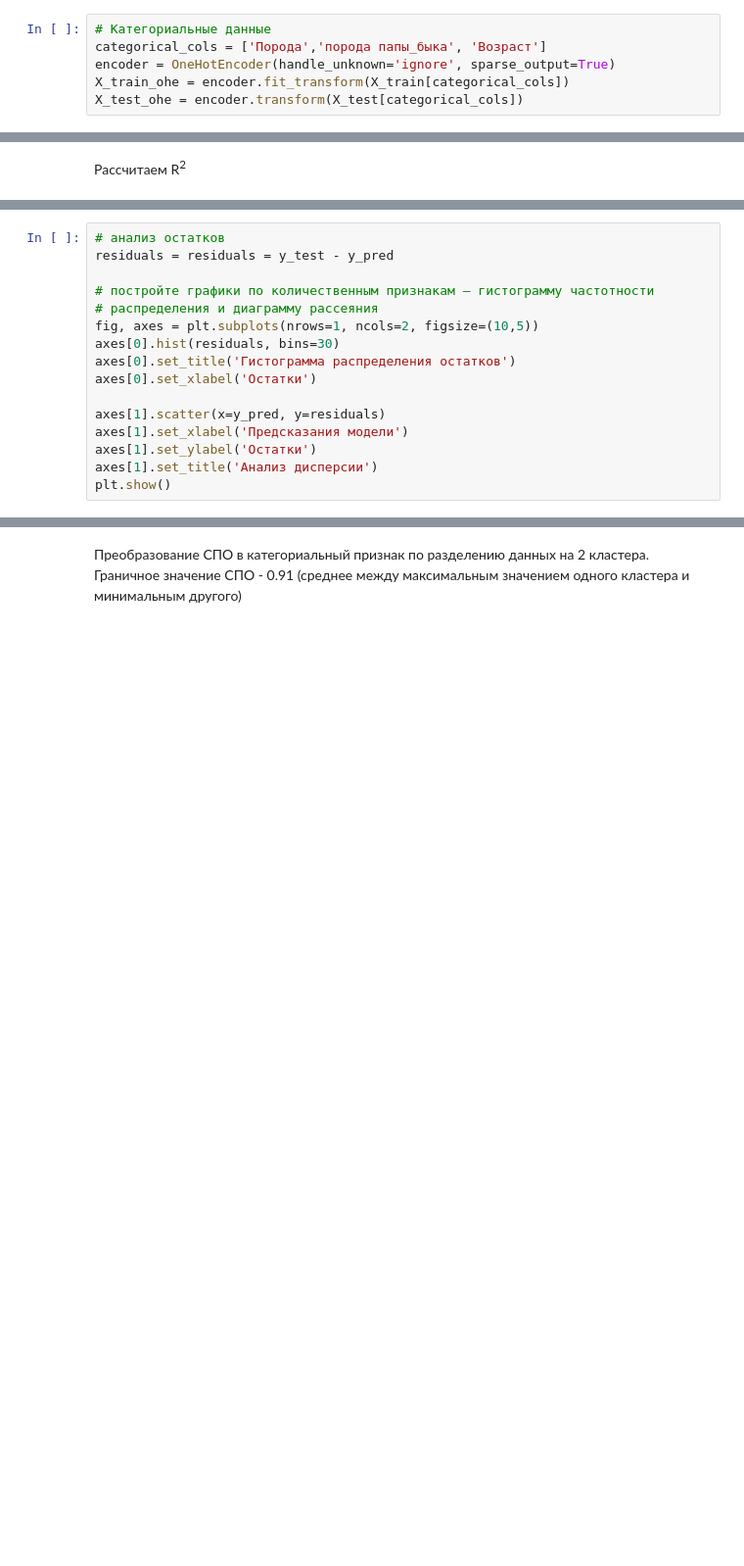
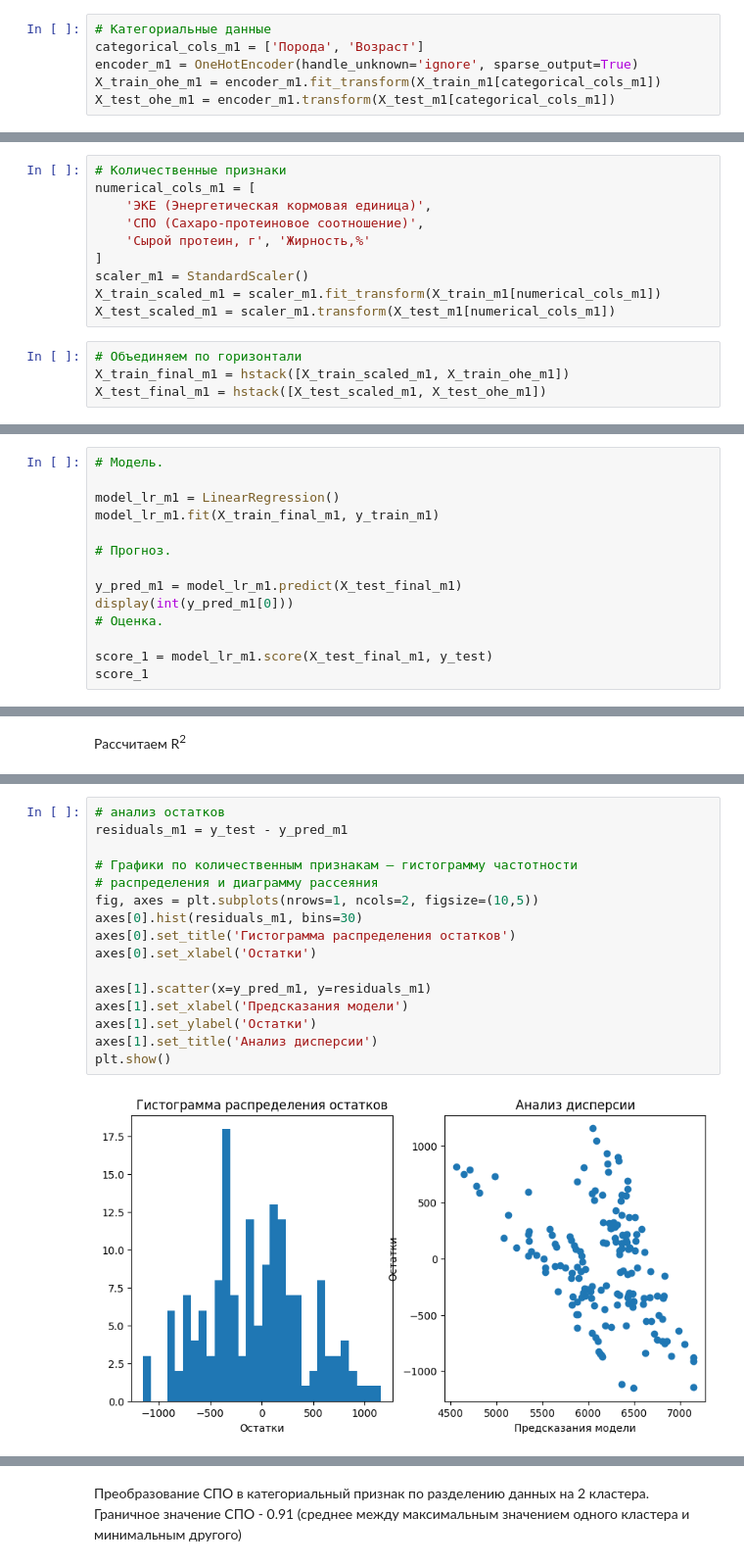
Before and after one commit to eugenii/data_sciencse, a Jupyter notebook: 10_Linnear_Models/main.ipynb, the cells around one changed output, grey strips where cells are left out. Shown at 98% size. Drawn from its saved outputs; the diff is of its cells as text; blank space fills up the shorter version.

Commit message:
LinearModel done take 1

```diff
--- a/10_Linnear_Models/main.ipynb
+++ b/10_Linnear_Models/main.ipynb
@@ -187,7 +309,7 @@ X_train, X_test, y_train, y_test = train_test_split(
 Кодирование и масштабирование признаков
 # %%
 # Категориальные данные
-categorical_cols = ['Порода','порода папы_быка', 'Возраст']
-encoder = OneHotEncoder(handle_unknown='ignore', sparse_output=True)
-X_train_ohe = encoder.fit_transform(X_train[categorical_cols])
-X_test_ohe = encoder.transform(X_test[categorical_cols])
+categorical_cols_m1 = ['Порода', 'Возраст']
+encoder_m1 = OneHotEncoder(handle_unknown='ignore', sparse_output=True)
+X_train_ohe_m1 = encoder_m1.fit_transform(X_train_m1[categorical_cols_m1])
+X_test_ohe_m1 = encoder_m1.transform(X_test_m1[categorical_cols_m1])
@@ -209,2 +316,16 @@ X_test_final = hstack([X_test_scaled_sparse, X_test_ohe])
+# %%
+# Количественные признаки
+numerical_cols_m1 = [
+    'ЭКЕ (Энергетическая кормовая единица)',
+    'СПО (Сахаро-протеиновое соотношение)',
+    'Сырой протеин, г', 'Жирность,%'
+]
+scaler_m1 = StandardScaler()
+X_train_scaled_m1 = scaler_m1.fit_transform(X_train_m1[numerical_cols_m1])
+X_test_scaled_m1 = scaler_m1.transform(X_test_m1[numerical_cols_m1])
+# %%
+# Объединяем по горизонтали
+X_train_final_m1 = hstack([X_train_scaled_m1, X_train_ohe_m1])
+X_test_final_m1 = hstack([X_test_scaled_m1, X_test_ohe_m1])
 # %% [markdown]
 #### Обучаем модель линейной регрессии
@@ -224,0 +332,14 @@ model_lr.score(X_test_final, y_test)
+# %%
+# Модель.
+
+model_lr_m1 = LinearRegression()
+model_lr_m1.fit(X_train_final_m1, y_train_m1)
+
+# Прогноз.
+
+y_pred_m1 = model_lr_m1.predict(X_test_final_m1)
+display(int(y_pred_m1[0]))
+# Оценка.
+
+score_1 = model_lr_m1.score(X_test_final_m1, y_test)
+score_1
@@ -231,16 +357,18 @@ print(r2)
 # %%
 # анализ остатков
-residuals = residuals = y_test - y_pred
+residuals_m1 = y_test - y_pred_m1
 
-# постройте графики по количественным признакам — гистограмму частотности
+# Графики по количественным признакам — гистограмму частотности
 # распределения и диаграмму рассеяния
 fig, axes = plt.subplots(nrows=1, ncols=2, figsize=(10,5))
-axes[0].hist(residuals, bins=30)
+axes[0].hist(residuals_m1, bins=30)
 axes[0].set_title('Гистограмма распределения остатков')
 axes[0].set_xlabel('Остатки')
 
-axes[1].scatter(x=y_pred, y=residuals)
+axes[1].scatter(x=y_pred_m1, y=residuals_m1)
 axes[1].set_xlabel('Предсказания модели')
 axes[1].set_ylabel('Остатки')
 axes[1].set_title('Анализ дисперсии')
 plt.show()
+# %% [output]
+[figure, added]
```
Also changed, not shown: parts of 83 cells of this notebook.
